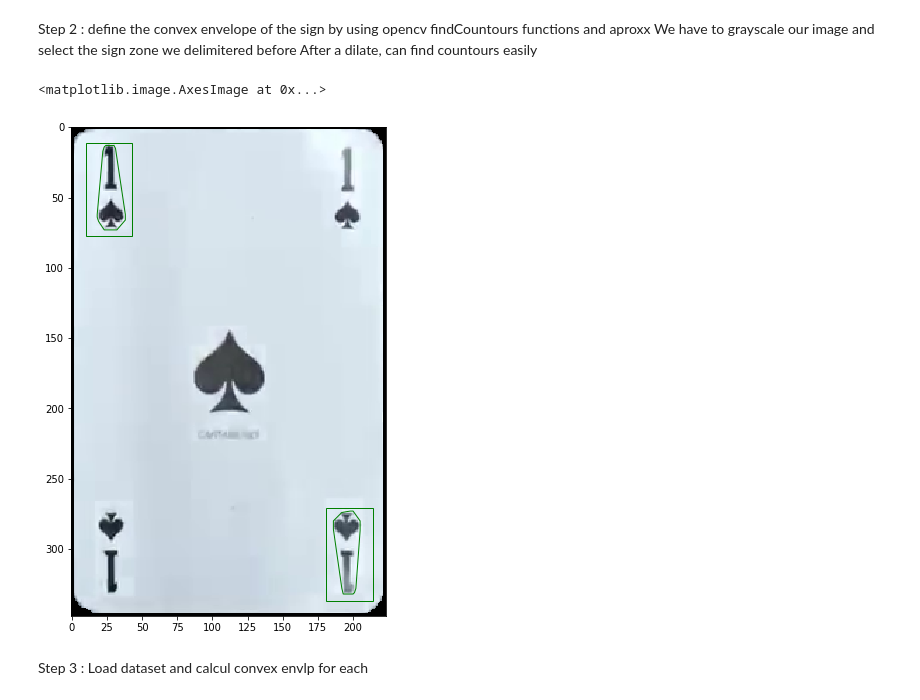
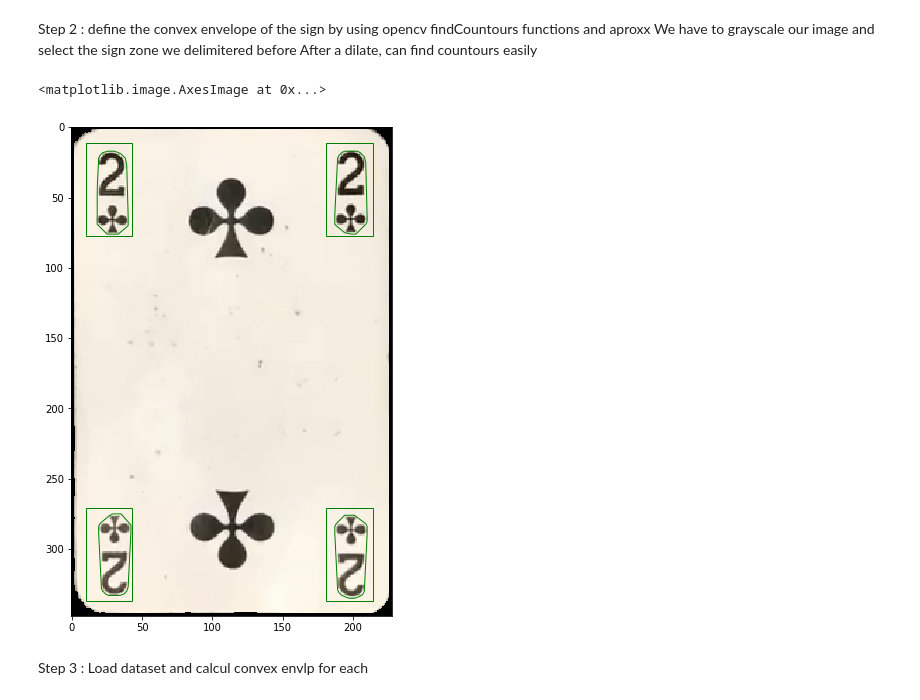
Before and after one commit to 0xCorolaire/Cards-machine-learning, a Jupyter notebook: DatasetCreator.ipynb, the cells around one changed output. Drawn from its saved outputs; the diff is of its cells as text; code cells hidden in the pictures.

```diff
--- a/DatasetCreator.ipynb
+++ b/DatasetCreator.ipynb
@@ -18,7 +18,7 @@ from PIL import Image
 # %%
 CARD_PATH = "./AS.jpg"
 # %%
-card = cv2.imread(CARD_PATH)
+#card = cv2.imread(CARD_PATH)
 
 cardW=56
 cardH=87
@@ -45,10 +45,18 @@ refCardRot=np.array([[cardW,0],[cardW,cardH],[0,cardH],[0,0]],dtype=np.float32)
 
 #Box top left
 TopLeftCorner=np.array([[cornerXmin,cornerYmin],[cornerXmax,cornerYmin],[cornerXmax,cornerYmax],[cornerXmin,cornerYmax]],dtype=np.float32)
+TopRightCorner=np.array([[cardW-cornerXmax,cornerYmin],[cardW-cornerXmin,cornerYmin],[cardW-cornerXmin,cornerYmax],[cardW-cornerXmax,cornerYmax]],dtype=np.float32)
+
+
+
 #box bottom right
 BottomRightCorner=np.array([[cardW-cornerXmax,cardH-cornerYmax],[cardW-cornerXmin,cardH-cornerYmax],[cardW-cornerXmin,cardH-cornerYmin],[cardW-cornerXmax,cardH-cornerYmin]],dtype=np.float32)
+BottomLeftCorner=np.array([[cornerXmin,cardH-cornerYmax],[cornerXmax,cardH-cornerYmax],[cornerXmax,cardH-cornerYmin],[cornerXmin,cardH-cornerYmin]],dtype=np.float32)
 
-refCorners=np.array([TopLeftCorner,BottomRightCorner])
+
+
+
+refCorners=np.array([TopLeftCorner, BottomRightCorner])
 imgW=1080
 imgH=1080
 # %% [markdown]
@@ -234,12 +242,12 @@ list_images = glob("data/cards"+"/*/*.png")
 choosen_img = random.choice(list_images)
 img_polygon = get_random()
 
-polygons = [TopLeftCorner,BottomRightCorner]
+polygons = [TopLeftCorner, TopRightCorner, BottomRightCorner, BottomLeftCorner]
 nb_channels = img_polygon.shape[2]
 if nb_channels==4:
-    img=cv2.cvtColor(img,cv2.COLOR_BGRA2RGBA)
+    img_polygon=cv2.cvtColor(img_polygon,cv2.COLOR_BGRA2RGBA)
 else:
-    img=cv2.cvtColor(img,cv2.COLOR_BGR2RGB)
+    img_polygon=cv2.cvtColor(img_polygon,cv2.COLOR_BGR2RGB)
 
 fig,ax=plt.subplots(figsize=(9,9))
 ax.set_facecolor((0,0,0))
@@ -261,15 +269,21 @@ We have to grayscale our image and select the sign zone we delimitered before
 After a dilate, can find countours easily
 # %%
 def find_envelope(img, corner):
+
     corner = corner.astype(np.int)
-
     x1 = int(corner[0][0])
     y1 = int(corner[0][1])
     x2 = int(corner[2][0])
     y2 = int(corner[2][1])
-    w = x2-x1
-    h = y2-y1
-    sign = img[y1:y2,x1:x2].copy()
+    w = abs(x2-x1)
+    h = abs(y2-y1)
+
+    if (y2-y1) < 0:
+        sign = img[y2:y1,x1:x2].copy()
+    elif (x2-x1) < 0:
+        sign = img[y1:y2,x2:x1].copy()
+    else:
+        sign = img[y1:y2,x1:x2].copy()
 
     gray=cv2.cvtColor(sign,cv2.COLOR_BGR2GRAY)
     edges=cv2.Canny(gray,30,200)
@@ -309,31 +323,33 @@ def find_envelope(img, corner):
 
     return envlp_img
 # %%
-img_convex = get_random("As")
+img_convex = get_random()
 top_left_envlp = find_envelope(img_convex, TopLeftCorner)
 bottom_right_envlp = find_envelope(img_convex, BottomRightCorner)
+bottom_left_envlp = find_envelope(img_convex, BottomLeftCorner)
+top_right_envlp = find_envelope(img_convex, TopRightCorner)
 
-polygons = [TopLeftCorner, BottomRightCorner, top_left_envlp, bottom_right_envlp]
+polygons = [TopLeftCorner, TopRightCorner, BottomRightCorner, BottomLeftCorner, top_left_envlp, top_right_envlp, bottom_right_envlp, bottom_left_envlp]
 nb_channels = img_convex.shape[2]
 if nb_channels==4:
-    img=cv2.cvtColor(img,cv2.COLOR_BGRA2RGBA)
+    img_convex=cv2.cvtColor(img_convex,cv2.COLOR_BGRA2RGBA)
 else:
-    img=cv2.cvtColor(img,cv2.COLOR_BGR2RGB)
+    img_convex=cv2.cvtColor(img_convex,cv2.COLOR_BGR2RGB)
 
 fig,ax=plt.subplots(figsize=(9,9))
 ax.set_facecolor((0,0,0))
 ax.imshow(img_convex)
 
 for p in polygons:
     if len(p.shape) == 3:
         p = p.reshape(-1,2)
     patch = patches.Polygon(p, linewidth = 1, edgecolor = 'g', facecolor = 'none')
     ax.add_patch(patch)
 
 plt.imshow(img_convex)
 # %% [output]
 <matplotlib.image.AxesImage at 0x...>
-[figure, old version]
+[figure, new version]
 # %% [markdown]
 Step 3 : Load dataset and calcul convex envlp for each
 # %%
```
Also changed, not shown: parts of 7 cells of this notebook.
